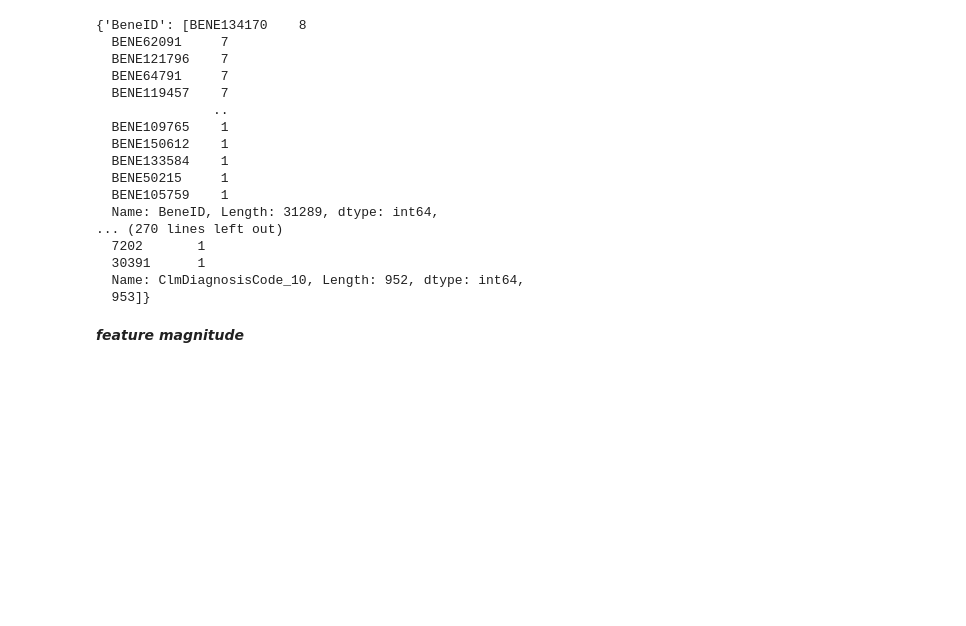
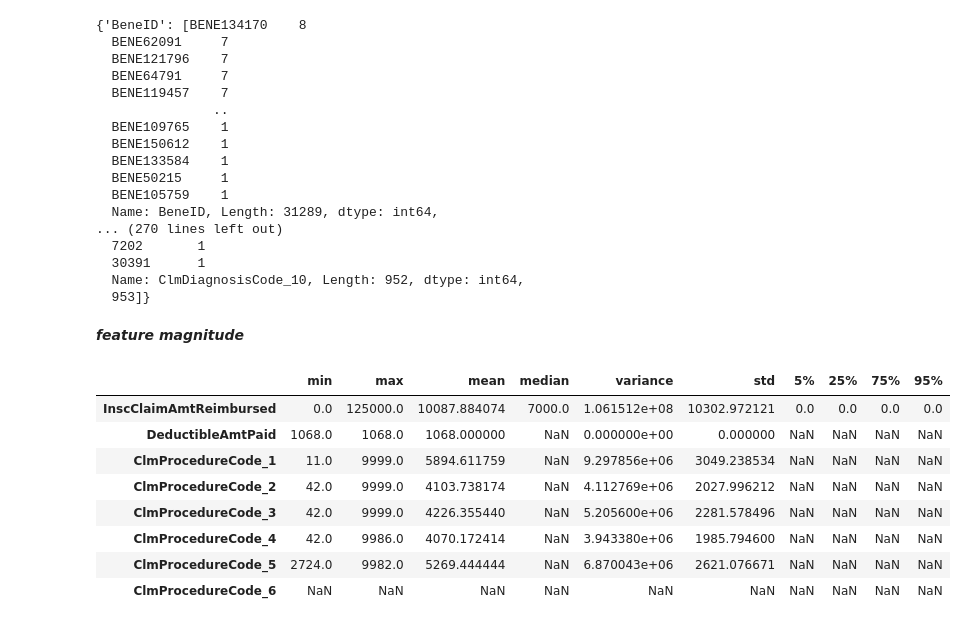
Before and after one commit to ashen007/MedicalCostPrediction-insurance_fraudDetection, a Jupyter notebook: notebooks/data quality/data quality(inpatient).ipynb, the cells around one changed output. Saved outputs shown, nothing was run; the diff lists cells and outputs as text; code cells hidden in the pictures; blank space fills up the shorter version.

Commit message:
feature magnitude

```diff
--- a/notebooks/data quality/data quality(inpatient).ipynb
+++ b/notebooks/data quality/data quality(inpatient).ipynb
@@ -144,3 +144,15 @@ checker.cardinality()
   953]}
 # %% [markdown]
 ***feature magnitude***
+# %%
+checker.magnitude()
+# %% [output]
+|  | min | max | mean | median | variance | std | 5% | 25% | 75% | 95% |
+| InscClaimAmtReimbursed | 0.0 | 125000.0 | 10087.884074 | 7000.0 | 1.061512e+08 | 10302.972121 | 0.0 | 0.0 | 0.0 | 0.0 |
+| DeductibleAmtPaid | 1068.0 | 1068.0 | 1068.000000 | NaN | 0.000000e+00 | 0.000000 | NaN | NaN | NaN | NaN |
+| ClmProcedureCode_1 | 11.0 | 9999.0 | 5894.611759 | NaN | 9.297856e+06 | 3049.238534 | NaN | NaN | NaN | NaN |
+| ClmProcedureCode_2 | 42.0 | 9999.0 | 4103.738174 | NaN | 4.112769e+06 | 2027.996212 | NaN | NaN | NaN | NaN |
+| ClmProcedureCode_3 | 42.0 | 9999.0 | 4226.355440 | NaN | 5.205600e+06 | 2281.578496 | NaN | NaN | NaN | NaN |
+| ClmProcedureCode_4 | 42.0 | 9986.0 | 4070.172414 | NaN | 3.943380e+06 | 1985.794600 | NaN | NaN | NaN | NaN |
+| ClmProcedureCode_5 | 2724.0 | 9982.0 | 5269.444444 | NaN | 6.870043e+06 | 2621.076671 | NaN | NaN | NaN | NaN |
+| ClmProcedureCode_6 | NaN | NaN | NaN | NaN | NaN | NaN | NaN | NaN | NaN | NaN |
```
